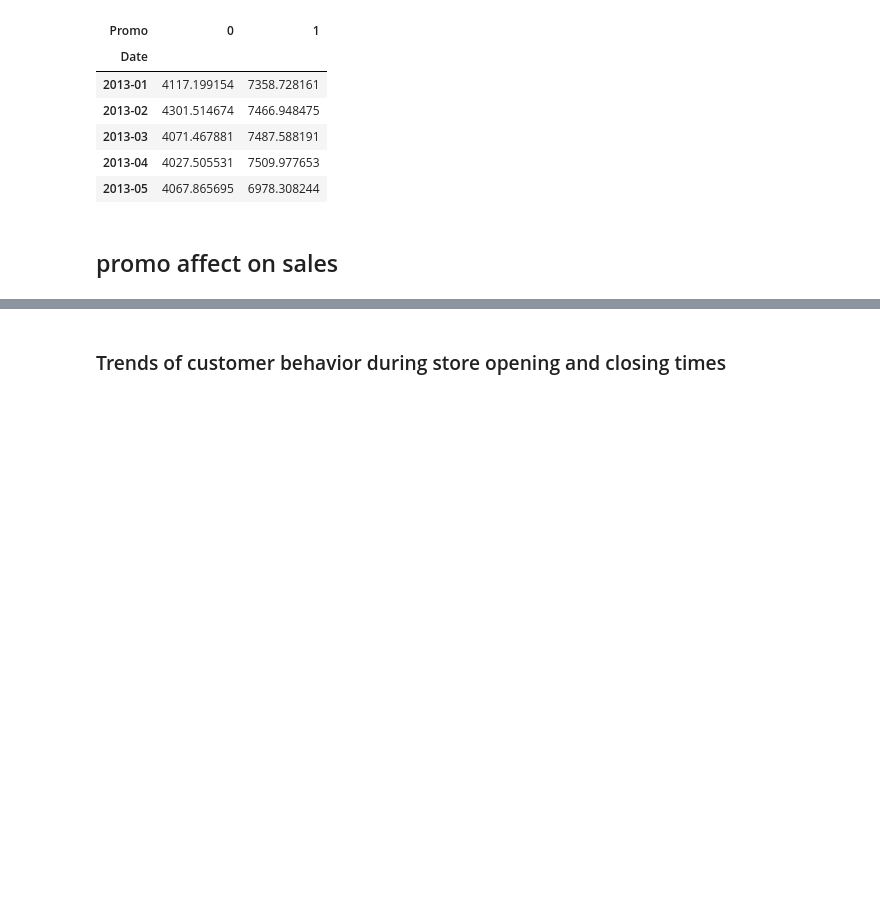
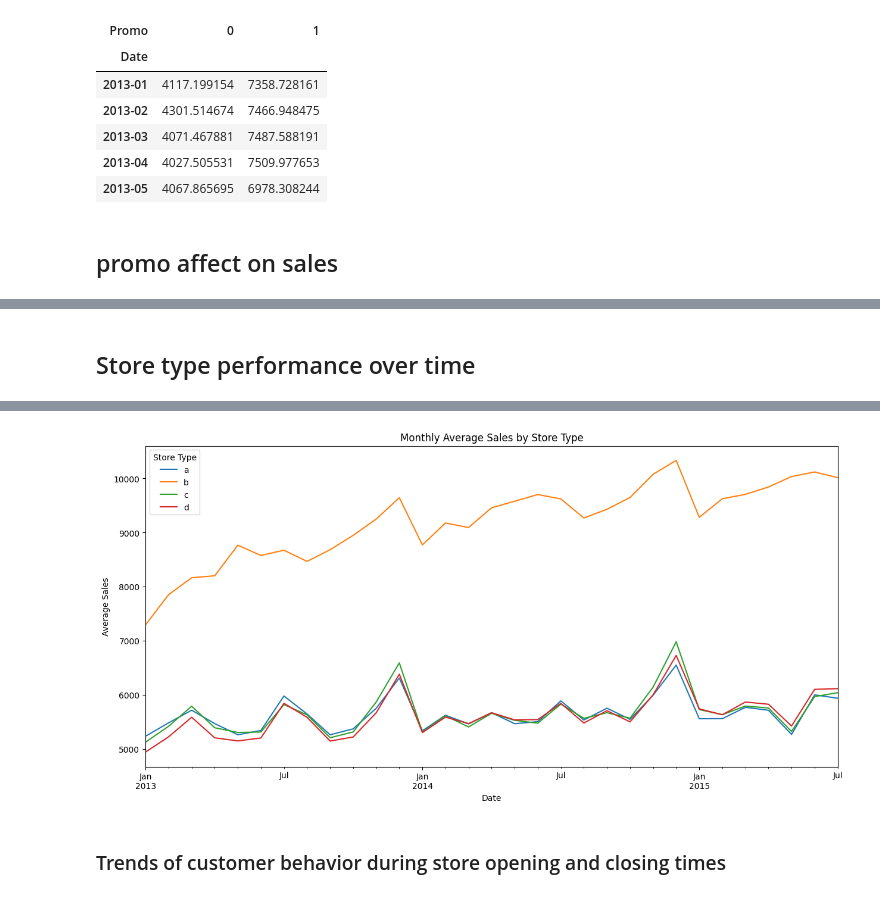
Before and after one commit to hanaDemma/Pharmaceuticals-finance-data-Analysis-week-4, a Jupyter notebook: notebooks/exploratory_analysis.ipynb, the cells around one changed output, grey strips where cells are left out. Saved outputs shown, nothing was run; the diff lists cells and outputs as text; code cells hidden in the pictures; blank space fills up the shorter version.

Commit message:
store type performance

```diff
--- a/notebooks/exploratory_analysis.ipynb
+++ b/notebooks/exploratory_analysis.ipynb
@@ -679,0 +691,6 @@ promotionEffectSales(monthly_promo_sales)
+# %% [markdown]
+## Store type performance over time
+# %%
+from scripts.feature_engineering import storeTypePerformanceOverTime
+store_type_sales=storeTypePerformanceOverTime(merged_train_data_store)
+# %% [output]
@@ -680,3 +699,4 @@ promotionEffectSales(monthly_promo_sales)
+[figure, added]
 # %% [markdown]
 ### Trends of customer behavior during store opening and closing times
 # %% [markdown]
```
Also changed, not shown: parts of 34 cells of this notebook, 2 other files.
